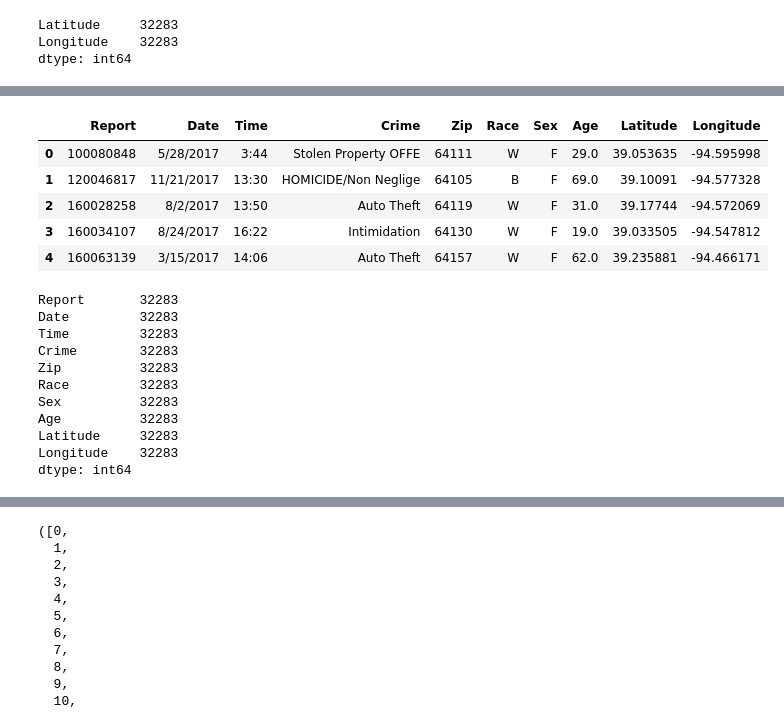
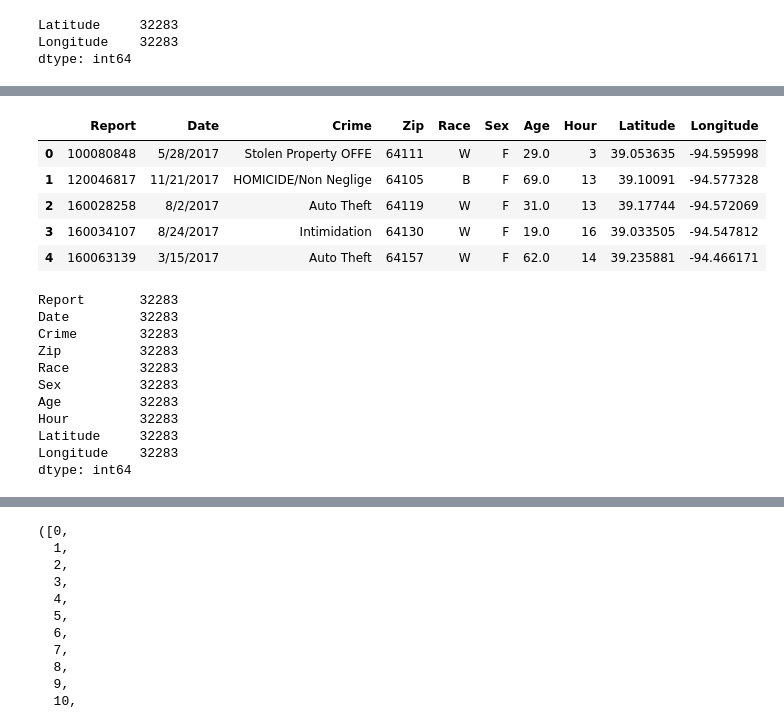
Before and after one commit to MarkLikesData/Predicting_Kansas_City_Crime, a Jupyter notebook: KCMO_Crime_get_dummies_current.ipynb, the cells around one changed output, grey strips where cells are left out. Drawn from its saved outputs; the diff is of its cells as text; code cells hidden in the pictures.

```diff
--- a/KCMO_Crime_get_dummies_current.ipynb
+++ b/KCMO_Crime_get_dummies_current.ipynb
@@ -42,2 +38,6 @@ kc_crime.head()
 # %%
-# kc_crime['Reported_Time'] = pd.to_datetime(kc_crime['Reported_Time'])
+kc_crime['Reported_Hour'] = pd.to_datetime(kc_crime['Reported_Time'])
+# %%
+kc_crime["Reported_Hour"] = kc_crime["Reported_Hour"].dt.floor('h')
+# %%
+kc_crime['Test'] = kc_crime['Reported_Hour'].dt.hour
@@ -45,7 +55,7 @@ kc_crime.head()
 ### Rename & drop columns
 # %%
 kc_crime.rename(columns={'Zip Code':'zip_code'}, inplace=True)
-kc_crime_dropped_columns = kc_crime.drop(['To_Date', 'From_Date', 'To_Time', 'From_Time',
+kc_crime_dropped_columns = kc_crime.drop(['Reported_Hour', 'Reported_Time', 'To_Date', 'From_Date', 'To_Time', 'From_Time',
                           'Offense', 'IBRS', 'Rep_Dist', 'Area', 'Beat', 'Address'], axis=1)
 # %% [markdown]
 ### Filter for male and female victims age 90 and under in KCMO
@@ -147,25 +157,25 @@ kc_crime_close.head(1)
 # %%
-kc_crime_close.columns = ("Report", "Date", "Time", "Crime", "Zip", "Race", "Sex", "Age", "Latitude", "Longitude")
+kc_crime_close.columns = ("Report", "Date", "Crime", "Zip", "Race", "Sex", "Age", "Hour", "Latitude", "Longitude")
 kc_crime_close = kc_crime_close.reset_index(drop=True)
 kc_crime_close.head()
 # %% [output]
-|  | Report | Date | Time | Crime | Zip | Race | Sex | Age | Latitude | Longitude |
-| 0 | 100080848 | 5/28/2017 | 3:44 | Stolen Property OFFE | 64111 | W | F | 29.0 | 39.053635 | -94.595998 |
-| 1 | 120046817 | 11/21/2017 | 13:30 | HOMICIDE/Non Neglige | 64105 | B | F | 69.0 | 39.10091 | -94.577328 |
-| 2 | 160028258 | 8/2/2017 | 13:50 | Auto Theft | 64119 | W | F | 31.0 | 39.17744 | -94.572069 |
-| 3 | 160034107 | 8/24/2017 | 16:22 | Intimidation | 64130 | W | F | 19.0 | 39.033505 | -94.547812 |
-| 4 | 160063139 | 3/15/2017 | 14:06 | Auto Theft | 64157 | W | F | 62.0 | 39.235881 | -94.466171 |
+|  | Report | Date | Crime | Zip | Race | Sex | Age | Hour | Latitude | Longitude |
+| 0 | 100080848 | 5/28/2017 | Stolen Property OFFE | 64111 | W | F | 29.0 | 3 | 39.053635 | -94.595998 |
+| 1 | 120046817 | 11/21/2017 | HOMICIDE/Non Neglige | 64105 | B | F | 69.0 | 13 | 39.10091 | -94.577328 |
+| 2 | 160028258 | 8/2/2017 | Auto Theft | 64119 | W | F | 31.0 | 13 | 39.17744 | -94.572069 |
+| 3 | 160034107 | 8/24/2017 | Intimidation | 64130 | W | F | 19.0 | 16 | 39.033505 | -94.547812 |
+| 4 | 160063139 | 3/15/2017 | Auto Theft | 64157 | W | F | 62.0 | 14 | 39.235881 | -94.466171 |
 # %%
 kc_crime_close.count()
 # %% [output]
 Report       32283
 Date         32283
-Time         32283
 Crime        32283
 Zip          32283
 Race         32283
 Sex          32283
 Age          32283
+Hour         32283
 Latitude     32283
 Longitude    32283
 dtype: int64
```
Also changed, not shown: parts of 15 cells of this notebook, 1 other file.
